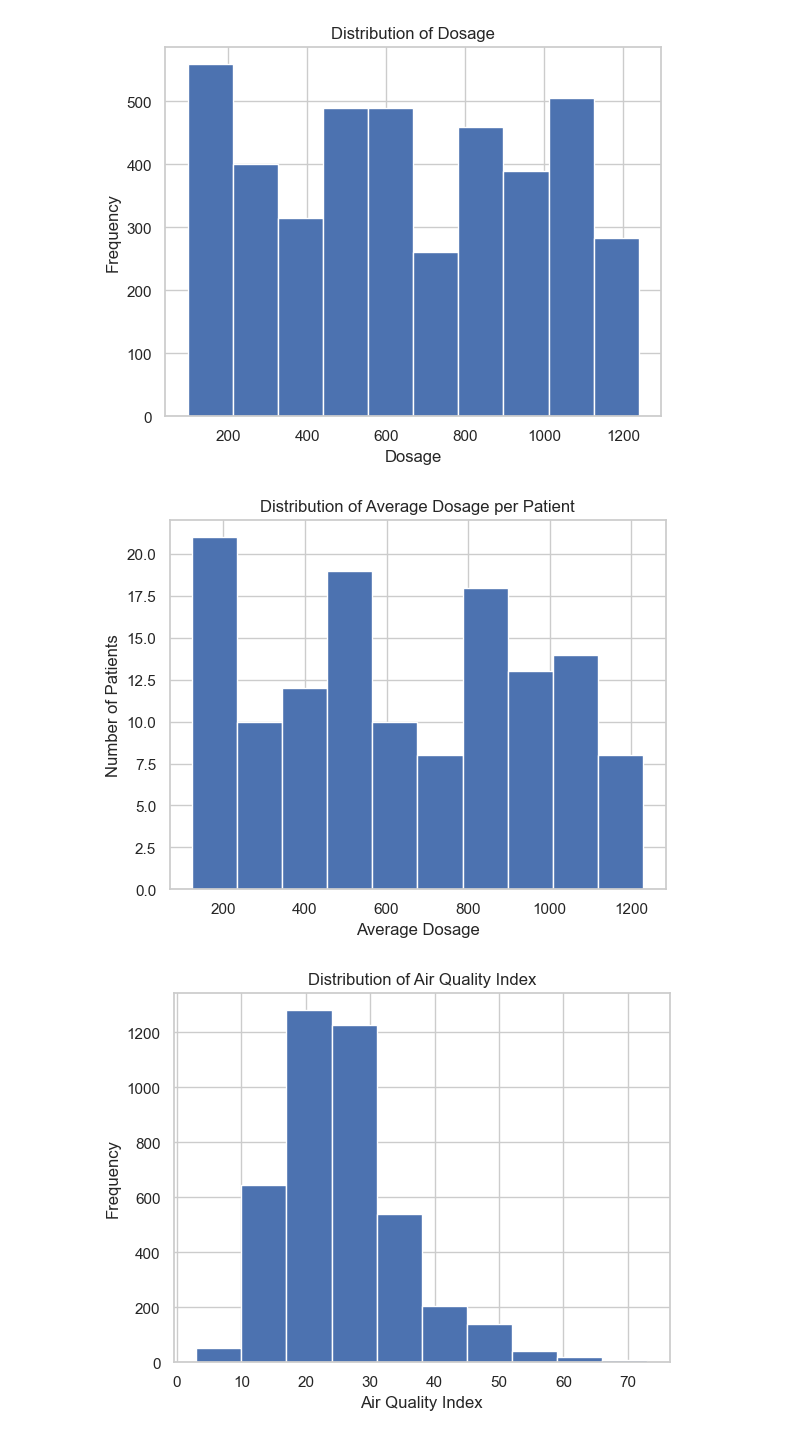
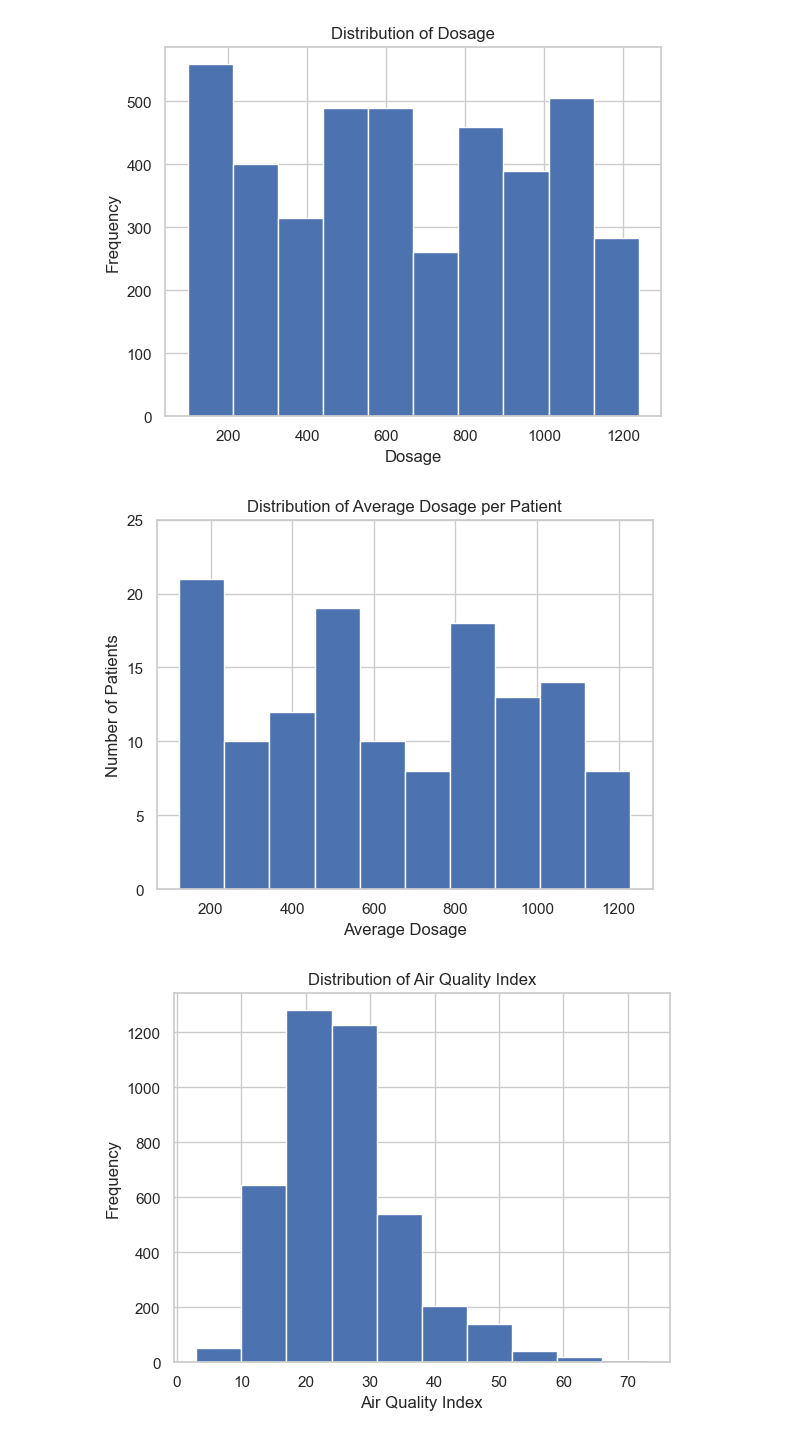
Before and after one commit to RPChinhara/alcohol_abuse_employment, a Jupyter notebook: EDA.ipynb, the cells around one changed output. Saved outputs shown, nothing was run; the diff lists cells and outputs as text; code cells hidden in the pictures.

Commit message:
chenged the ylim of plot

```diff
--- a/EDA.ipynb
+++ b/EDA.ipynb
@@ -117,15 +117,16 @@ plt.show()
 # %%
 # Compute mean dosage per unique patient
 avg_dosage = migraine_df.groupby('id', as_index=False)['dos'].mean()
 
 # Plot histogram of mean dosage
 avg_dosage['dos'].hist(bins=10)
+plt.ylim(0, 25)
 plt.title('Distribution of Average Dosage per Patient')
 plt.xlabel('Average Dosage')
 plt.ylabel('Number of Patients')
 plt.show()
 # %% [output]
-[figure, old version]
+[figure, new version]
 # %%
 # Air Quality Index histogram
 migraine_df['airq'].hist(bins=10)
```
